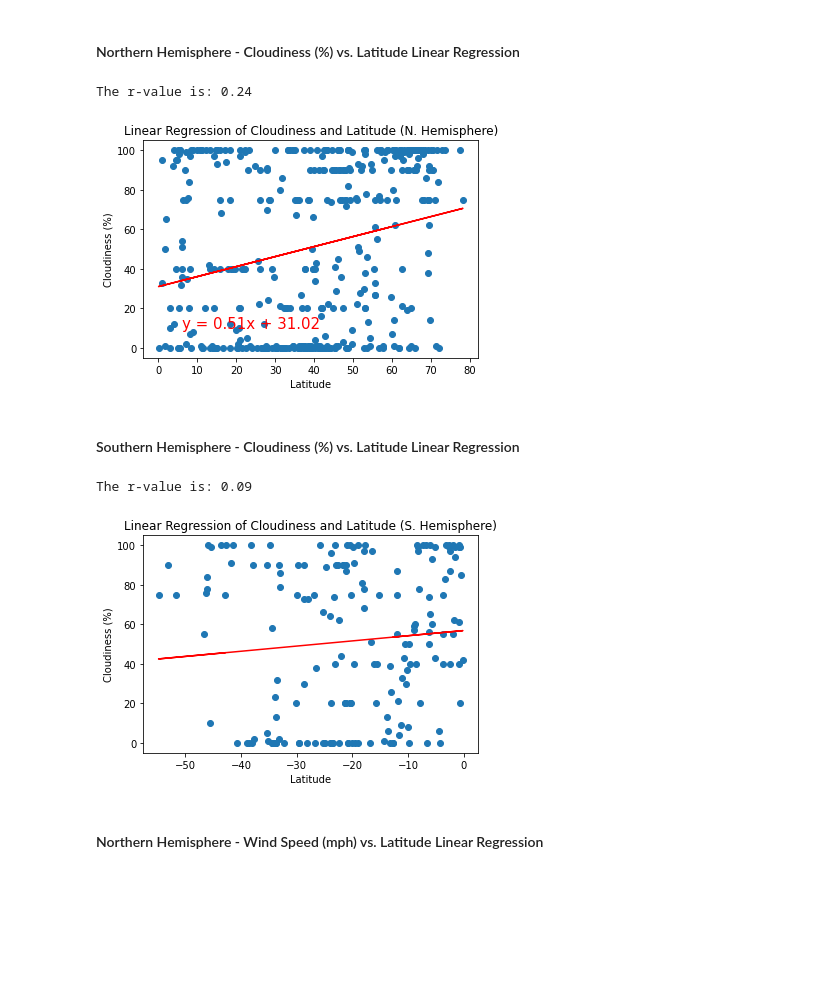
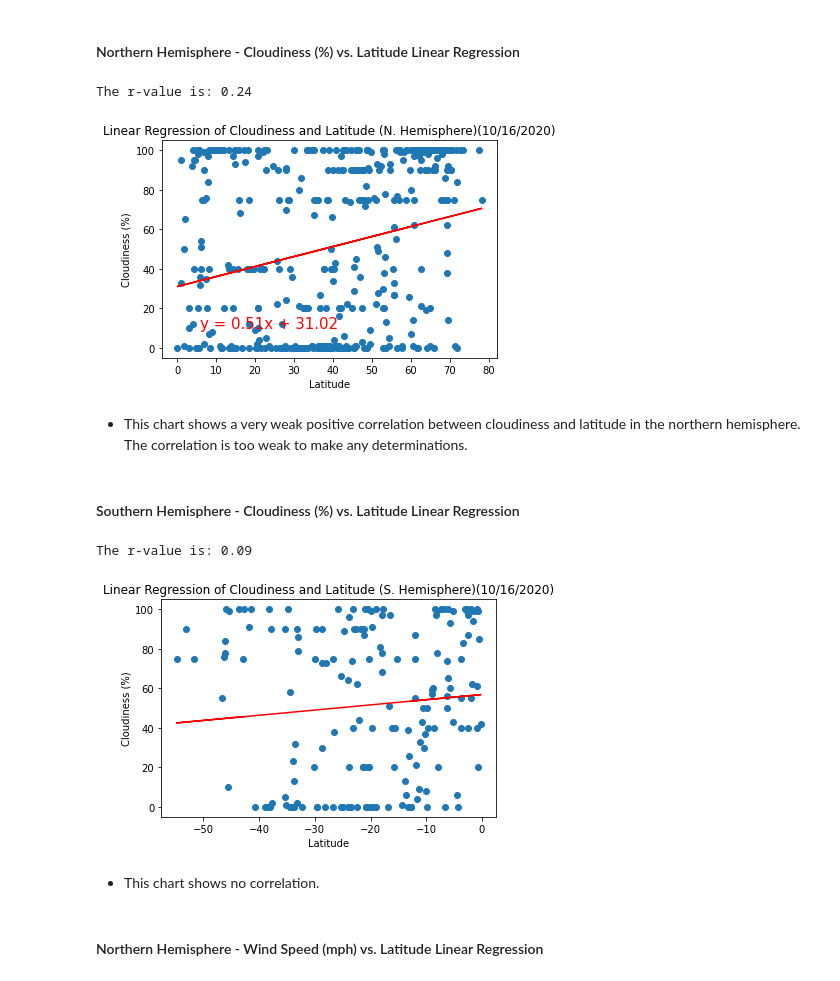
Before and after one commit to KKornegay/python-api-challenge, a Jupyter notebook: WeatherPy/WeatherPy.ipynb, the cells around one changed output. Saved outputs shown, nothing was run; the diff lists cells and outputs as text; code cells hidden in the pictures; blank space fills up the shorter version.

```diff
--- a/WeatherPy/WeatherPy.ipynb
+++ b/WeatherPy/WeatherPy.ipynb
@@ -417,33 +390,35 @@ The r-value is: -0.03
 # %%
 #define variables
 north_cloud = north_hemi["Cloudiness"]
 
 #calculate and print pearson coefficient
 print(f"The r-value is: {round(st.pearsonr(north_cloud, north_lat)[0],2)}")
 
 #set variables for linear regression
 x_values = north_lat
 y_values = north_cloud
 (slope, intercept, rvalue, pvalue, stderr) = st.linregress(x_values, y_values)
 regress_values = x_values * slope + intercept
 line_eq = "y = " + str(round(slope,2)) + "x + " + str(round(intercept,2))
 
 #chart regression and add labels and title
 plt.scatter(x_values,y_values)
 plt.plot(x_values,regress_values,"r-")
 plt.annotate(line_eq,(6,10),fontsize=15,color="red")
 plt.xlabel('Latitude')
 plt.ylabel('Cloudiness (%)')
-plt.title("Linear Regression of Cloudiness and Latitude (N. Hemisphere)")
+plt.title(f"Linear Regression of Cloudiness and Latitude (N. Hemisphere){date}")
 
 #save chart as png
 plt.savefig("output_data/N_Hemi_Cloudiness_vs_Lat_regression.png")
 
 #display chart
 plt.show()
 # %% [output]
 The r-value is: 0.24
-[figure, old version]
+[figure, new version]
+# %% [markdown]
+* This chart shows a very weak positive correlation between cloudiness and latitude in the northern hemisphere. The correlation is too weak to make any determinations.
 # %% [markdown]
 ####  Southern Hemisphere - Cloudiness (%) vs. Latitude Linear Regression
 # %%
@@ -466,7 +441,7 @@ plt.plot(x_values,regress_values,"r-")
 plt.annotate(line_eq,(6,10),fontsize=15,color="red")
 plt.xlabel('Latitude')
 plt.ylabel('Cloudiness (%)')
-plt.title("Linear Regression of Cloudiness and Latitude (S. Hemisphere)")
+plt.title(f"Linear Regression of Cloudiness and Latitude (S. Hemisphere){date}")
 
 #save chart as png
 plt.savefig("output_data/S_Hemi_Cloudiness_vs_Lat_regression.png")
@@ -475,7 +450,9 @@ plt.savefig("output_data/S_Hemi_Cloudiness_vs_Lat_regression.png")
 plt.show()
 # %% [output]
 The r-value is: 0.09
-[figure, old version]
+[figure, new version]
+# %% [markdown]
+* This chart shows no correlation.
 # %% [markdown]
 ####  Northern Hemisphere - Wind Speed (mph) vs. Latitude Linear Regression
 # %%
```
Also changed, not shown: parts of 32 cells of this notebook, 8 other files.
